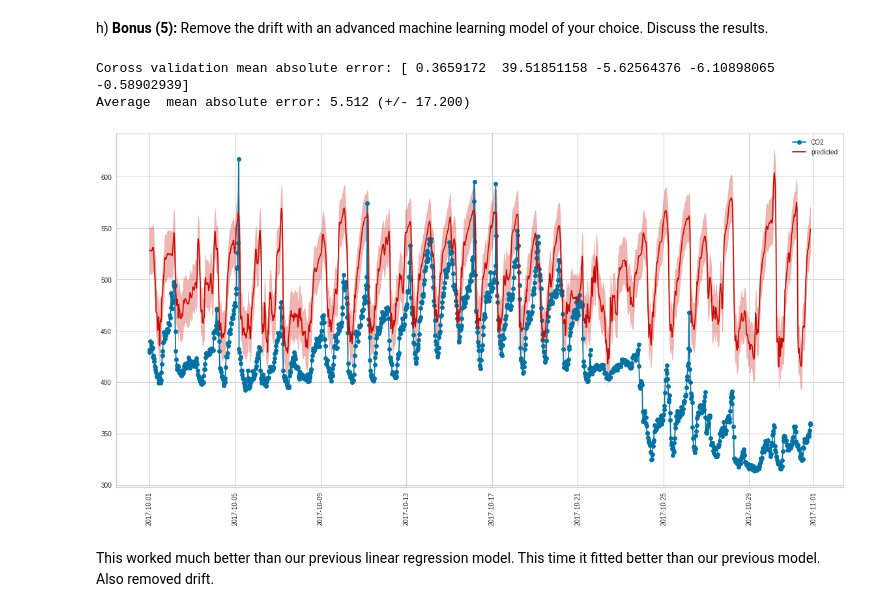
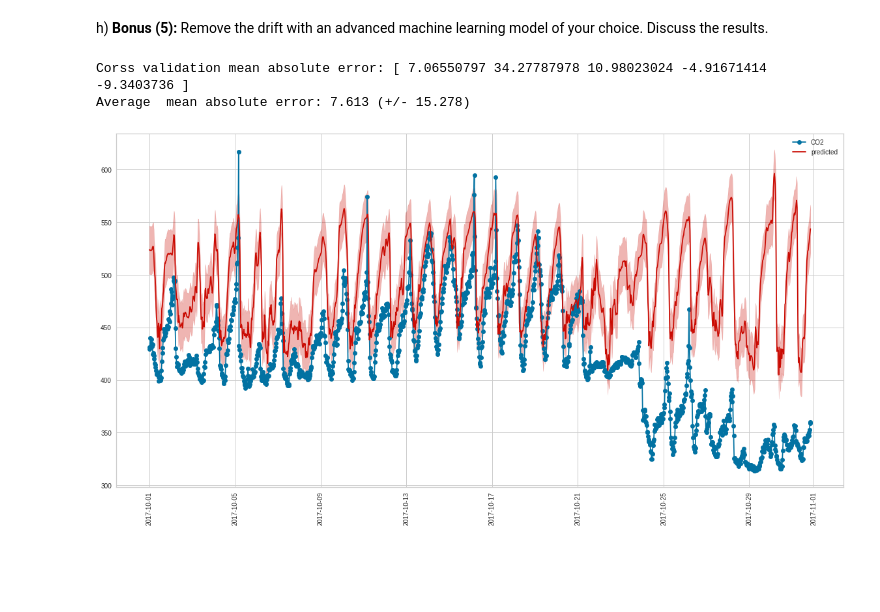
Before and after one commit to FurkanKarakas/dslab-homework-2, a Jupyter notebook: notebooks/DSLab_homework-2.ipynb, the cells around one changed output. Drawn from its saved outputs; the diff is of its cells as text; code cells hidden in the pictures; blank space fills up the shorter version.

```diff
--- a/notebooks/DSLab_homework-2.ipynb
+++ b/notebooks/DSLab_homework-2.ipynb
@@ -323,7 +327,7 @@ visualizer.show()
 By default, the scoring parameter metric is set to distortion, which computes the sum of squared distances from each point to its assigned center. However, two other metrics can also be used with the KElbowVisualizer – `silhouette` and `calinski_harabasz`. The silhouette score calculates the mean Silhouette Coefficient of all samples, while the calinski_harabasz score computes the ratio of dispersion between and within clusters.
 # %%
 # calinski_harabasz score
-visualizer = KElbowVisualizer(model, k=(2,10), metric='calinski_harabasz')
+visualizer = KElbowVisualizer(model, k=(2,20), metric='calinski_harabasz')
 visualizer.fit(altitudes)
 visualizer.show()
 # %% [output]
@@ -812,9 +847,9 @@ Similiar locations in terms of **cluster**
 # %%
 similar_altitude = df_final[ df_final['cluster_ID'] == cluster]['LocationName'].unique()
 similar_altitude  =similar_altitude[similar_altitude !="ZSBN"]
-
-#similar_altitude = [loc for loc in similar_altitude  if df_final[df_final['LocationName']==loc].shape[0] == df_final[df_final['LocationName']=="ZSBN"].shape[0] ]
 print(similar_altitude,len(similar_altitude))
+similar_altitude = [loc for loc in similar_altitude  if df_final[df_final['LocationName']==loc].shape[0] == df_final[df_final['LocationName']=="ZSBN"].shape[0] ]
+print(similar_altitude,len(similar_altitude))
 # %% [output]
 ['RCTZ' 'SMHK' 'SZGL' 'WRTW' 'WSUM' 'ZALL' 'ZAML' 'ZAZG' 'ZBLG' 'ZBRC'
  'ZDLT' 'ZECB' 'ZFBL' 'ZFRK' 'ZGHD' 'ZHRG' 'ZHRO' 'ZHRZ' 'ZLDW' 'ZLMT'
@@ -1046,27 +1068,43 @@ def train_and_select_modelMLP(Xcur,ycur):
     lr = neural_network.MLPRegressor(hidden_layer_sizes=(200, ), activation='relu', solver='adam', alpha=0.001, batch_size='auto', learning_rate='adaptive', learning_rate_init=0.01, max_iter=1000)
     lr = lr.fit(Xcur, ycur)
     scores = cross_val_score(lr, Xcur, ycur, cv=tscv,scoring =mean_error_scorer)
-    print("Coross validation mean absolute error:",scores)
+    print("Corss validation mean absolute error:",scores)
     print("Average  mean absolute error: {0:.3f} (+/- {1:.3f})".format(scores.mean(), scores.std()))
+    """
+    tscv = TimeSeriesSplit()#default is 5 folds
+    currenterror = 1000000
+    for train_index, test_index in tscv.split(Xcur):
+        X_train,X_test,y_train,y_test = Xcur[train_index],Xcur[test_index],ycur[train_index],ycur[test_index]
+        y_train = y_train.ravel()
+        lr = neural_network.MLPRegressor(hidden_layer_sizes=(200, ), activation='relu', solver='adam', alpha=0.001, batch_size='auto', learning_rate='adaptive', learning_rate_init=0.01, max_iter=1000)
+        lr = lr.fit(X_train, y_train)
+        y_test_pred = lr.predict(X_test)
+        scores = cross_val_score(lr, X_train, y_train, cv=tscv,scoring ='r2')
+        print(scores)
+        error = mean_squared_error(y_test, y_test_pred)
+        print("MSE: "+ str(error))
+        print("Average acc: {0:.3f} (+/- {1:.3f})".format(scores.mean(), scores.std()))
+        if currenterror > error:
+            print(currenterror)
+            currenterror = error
+            lr_final = lr
+    """
     return lr,scores.mean(), scores.std()
 clf_final,errormean,errorinterval = train_and_select_modelMLP(X_agg,y_agg)
 # %% [output]
-Coross validation mean absolute error: [ 0.3659172  39.51851158 -5.62564376 -6.10898065 -0.58902939]
-Average  mean absolute error: 5.512 (+/- 17.200)
+Corss validation mean absolute error: [ 7.06550797 34.27787978 10.98023024 -4.91671414 -9.3403736 ]
+Average  mean absolute error: 7.613 (+/- 15.278)
 # %%
 y_pred = clf_final.predict(X_temp_hum)
 # %%
-X,y = prepareXy(df_zsbn,"CO2") # Get X,y for all of the dates
 y_pred = clf_final.predict(X_temp_hum)
 plt.figure(figsize=(20,10))
 plt.plot(df_co2_zsbn.index.values[:-6],y, marker='o', label='CO2')
 plt.plot(df_co2_zsbn.index.values[:-6],y_pred, marker='x', label='predicted',color="r")
 plt.xticks(rotation=90)
 plt.legend()
 plt.fill_between(df_co2_zsbn.index.values[:-6], y_pred.flatten()-errormean-errorinterval, y_pred.flatten()+errormean+errorinterval, color='r', alpha=.3)
 
 plt.grid(True)
 # %% [output]
-[figure, old version]
+[figure, new version]
-# %% [markdown]
-This worked much better than our previous linear regression model. This time it fitted better than our previous model. Also removed drift.
```
Also changed, not shown: parts of 70 cells of this notebook.
